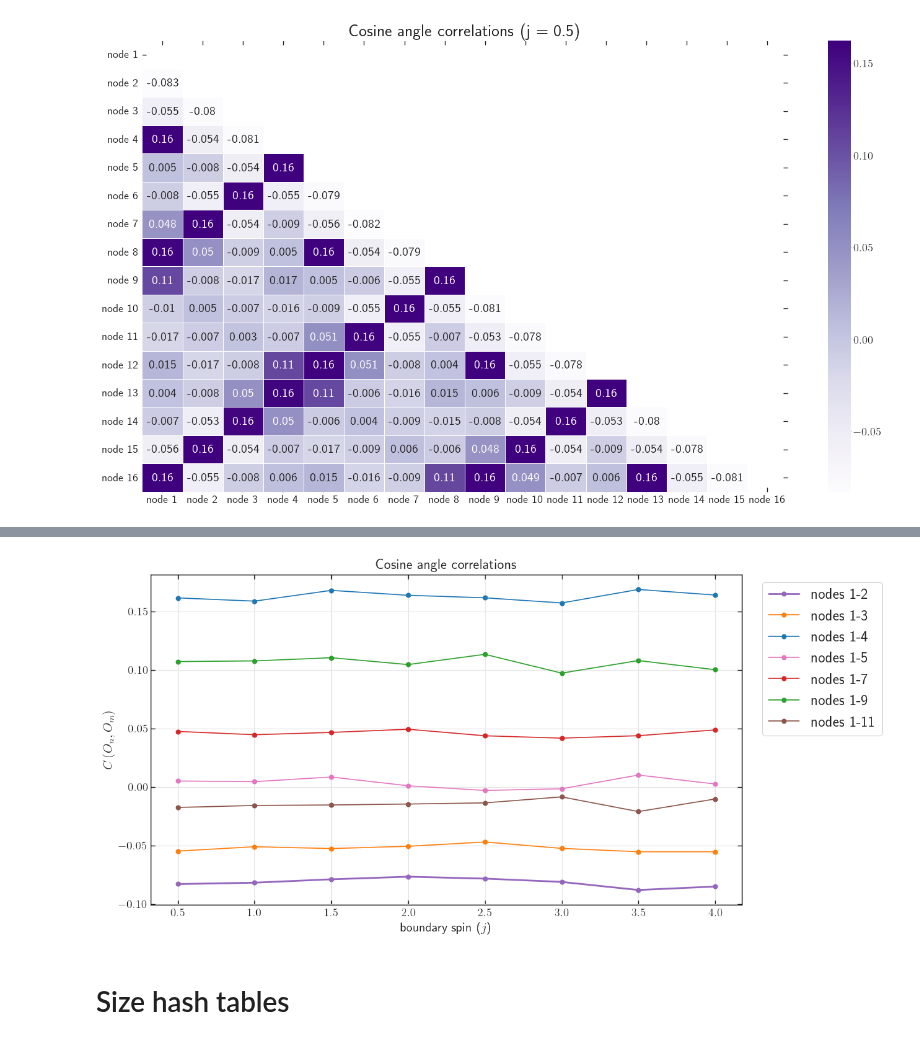
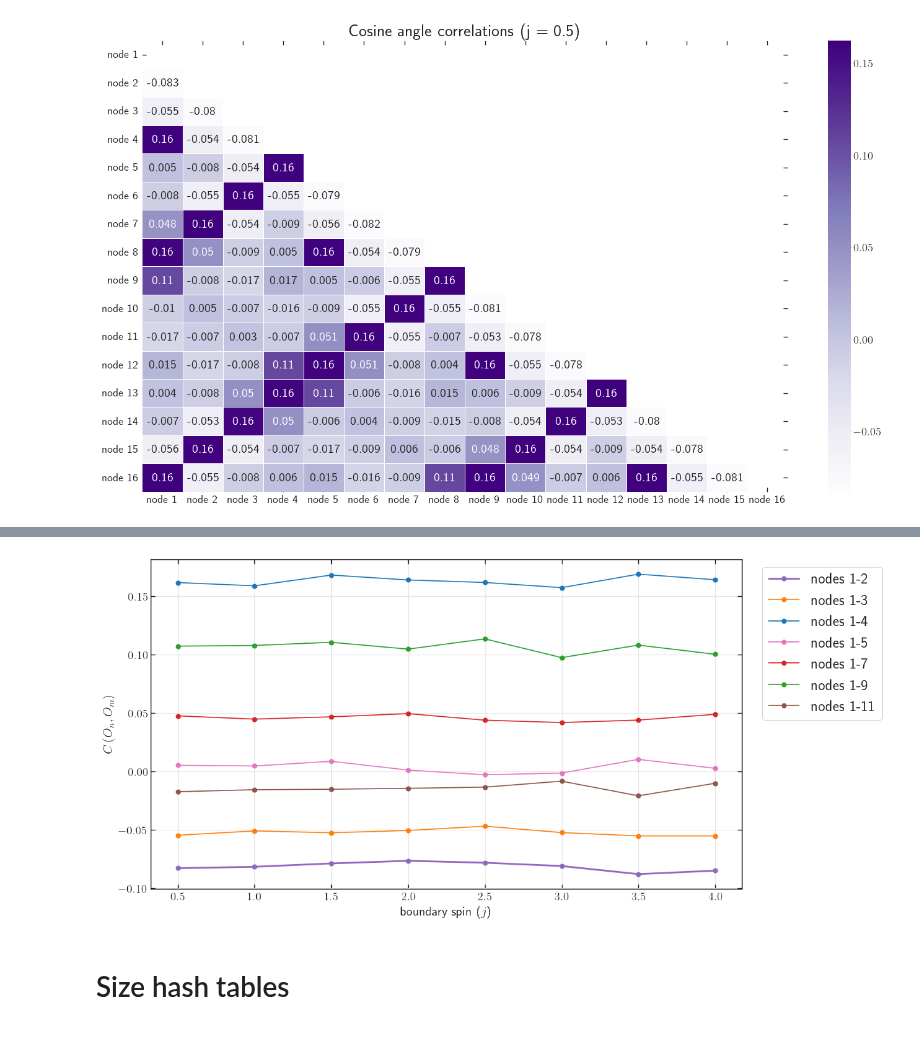
Before and after one commit to PietropaoloFrisoni/MCMC_16_cells_spinfoam, a Jupyter notebook: notebooks/Operators.ipynb, the cells around one changed output, grey strips where cells are left out. Cells and saved outputs as stored; diff of their text form; code cells hidden in the pictures.

```diff
--- a/notebooks/Operators.ipynb
+++ b/notebooks/Operators.ipynb
@@ -858,35 +861,35 @@ df.plot(
     linewidth=1.2,
     label="nodes 1-9",
 )
 df.plot(
     x="spin",
     y="node 11",
     ax=ax,
     kind="line",
     style="-o",
     color="tab:brown",
     linewidth=1.2,
     label="nodes 1-11",
 )
 
 plt.legend(fontsize=14)
 # ax.set_ylim([-0.303, -0.363])
 plt.ylabel(r"$C \left( O_n, O_m \right)$")
 plt.xlabel("boundary spin ($j$)")
-plt.title("Cosine angle correlations", fontsize=16)
+#plt.title("Cosine angle correlations", fontsize=16)
 
 lgd = plt.legend(
     loc="upper right", bbox_to_anchor=(1.25, 1), fontsize="large", fancybox=True
 )
 
 # save the plot
 printfile = "./plots/angles_correlations"
 plt.savefig(printfile + ".svg", bbox_extra_artists=(lgd,), bbox_inches="tight")
 # plt.savefig(printfile+'.png',dpi=300)
 
 plt.show()
 # %% [output]
-[figure, old version]
+[figure, new version]
 # %% [markdown]
 # Size hash tables
 # %%
```
Also changed, not shown: parts of 5 cells of this notebook, 7 other files.
